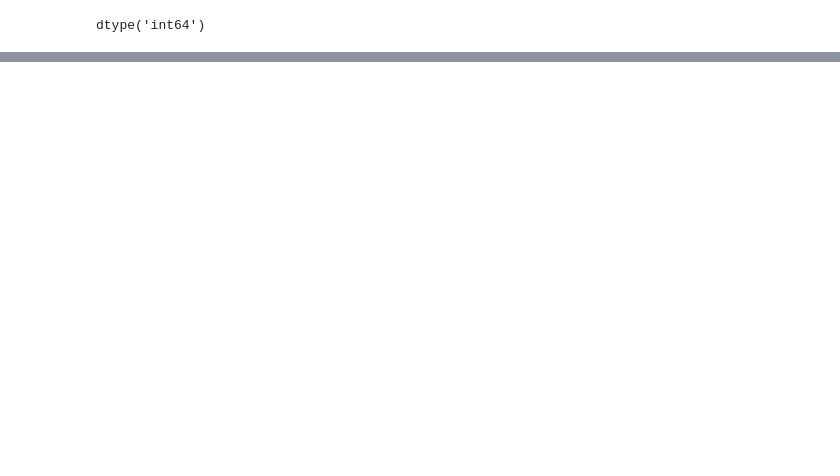
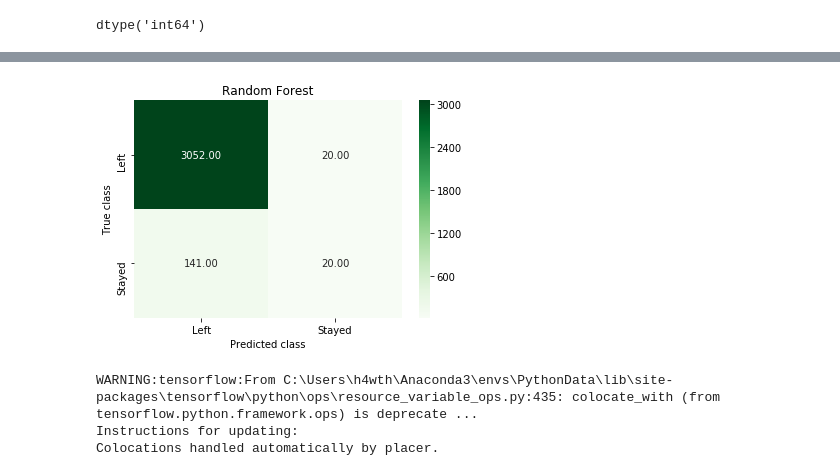
Before and after one commit to robeaseab/National-Nursing-Home-Analysis, a Jupyter notebook: SNF_ML.ipynb, the cells around one changed output, grey strips where cells are left out. Cells and saved outputs as stored; diff of their text form; code cells hidden in the pictures; blank space fills up the shorter version.

```diff
--- a/SNF_ML.ipynb
+++ b/SNF_ML.ipynb
@@ -181,3 +179,6 @@ df.head()
 | 6 | 72 | 54.2 | 4.0 | 4.0 | 4.0 | ... |
 | 7 | 134 | 128.1 | 4.0 | 3.0 | 5.0 | ... |
 5 rows × 65 columns
+# %%
+df = df.dropna(axis=1)
+df.shape
@@ -217,0 +332,29 @@ y_test_categorical = to_categorical(encoded_y_test, dtype=int)
+# %%
+y_pred = rf.predict(X_test_scaled)
+from sklearn import metrics
+from sklearn.metrics import confusion_matrix
+import seaborn as sns
+# confusion_matrix must be a list of predictions, not OHEs (one hot encodings). Call argmax on your y_test and y_pred
+forest_cm = metrics.confusion_matrix(y_test_categorical.argmax(axis=1), y_pred.argmax(axis=1))
+sns.heatmap(forest_cm, annot=True, fmt='.2f',xticklabels = ["Left", "Stayed"] , yticklabels = ["Left", "Stayed"],
+            cmap ='Greens' )
+plt.ylabel('True class')
+plt.xlabel('Predicted class')
+plt.title('Random Forest')
+plt.savefig('Output/random_forest')
+# %% [output]
+[figure, added]
+# %%
+##Neural Network
+# determine input_dim for model
+input_dim = len(list(df.columns.values))-1
+
+# create model
+model = Sequential()
+model.add(Dense(units=6, activation='relu', input_dim=input_dim))
+model.add(Dense(units=6, activation='relu'))
+model.add(Dense(units=2, activation='softmax'))
+# %% [output]
+WARNING:tensorflow:From C:\Users\h4wth\Anaconda3\envs\PythonData\lib\site-packages\tensorflow\python\ops\resource_variable_ops.py:435: colocate_with (from tensorflow.python.framework.ops) is deprecate ...
+Instructions for updating:
+Colocations handled automatically by placer.
```
Also changed, not shown: parts of 16 cells of this notebook, 4 other files.
